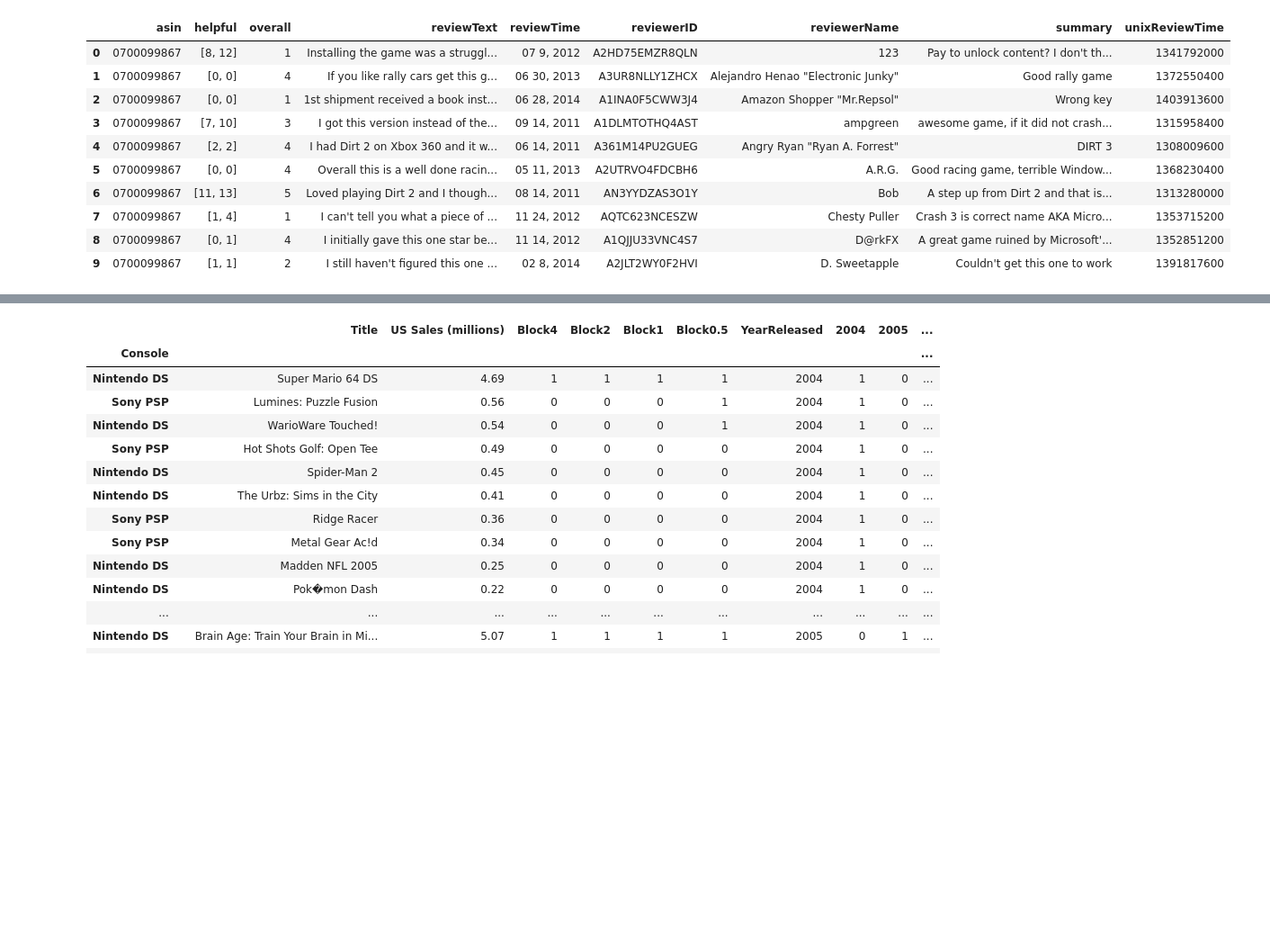
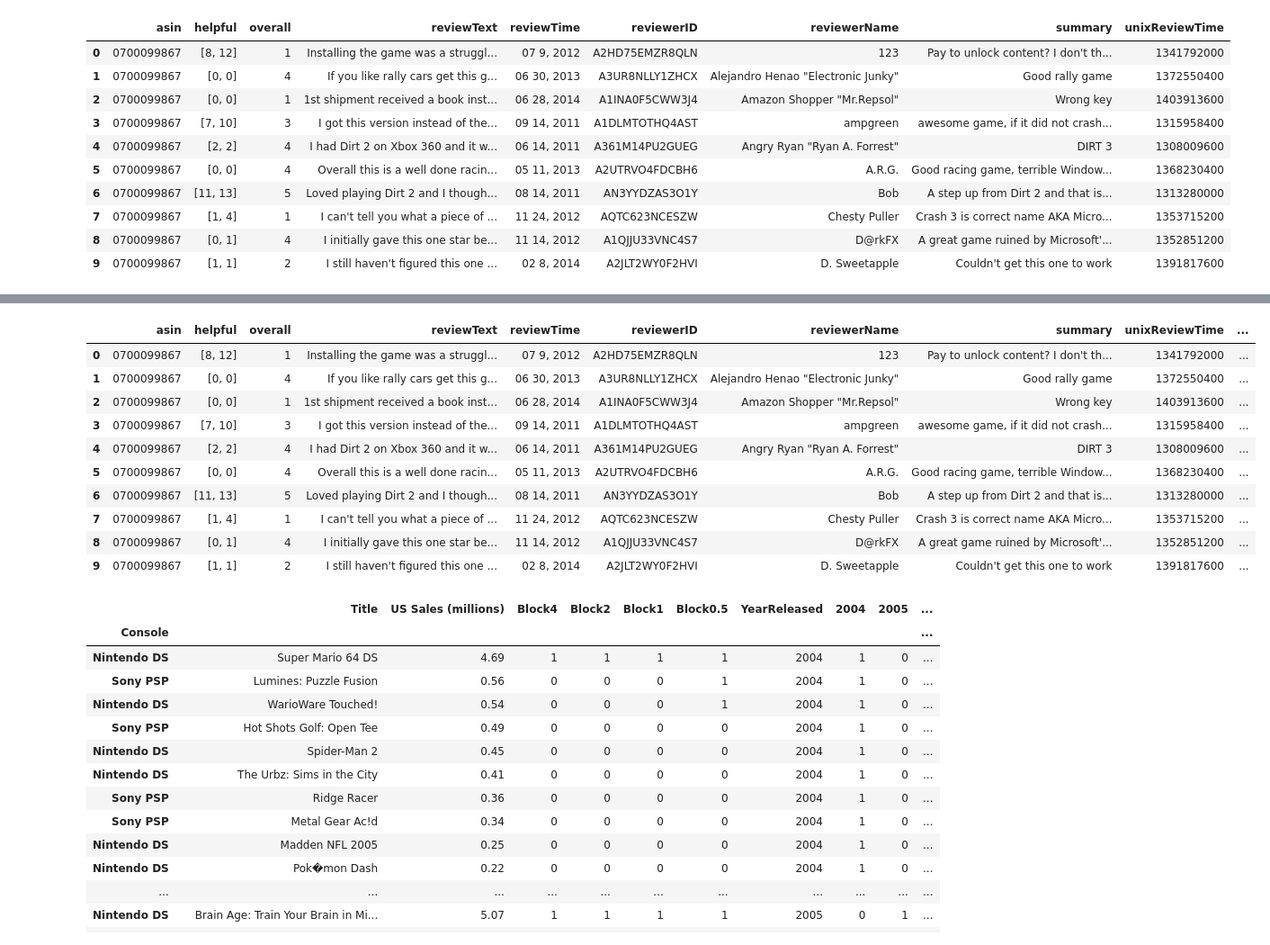
Before and after one commit to SportsReiter12/Data-Science, a Jupyter notebook: Video Game Capstone Project/Data Wrangling/Video Game Capstone Project Data Wrangling.ipynb, the cells around one changed output, grey strips where cells are left out. Shown at 90% size. Drawn from its saved outputs; the diff is of its cells as text; code cells hidden in the pictures; blank space fills up the shorter version.

Commit message:
Video Game Capstone Data Wrangling 12/01/2018
Tokenized words in the reviews.

```diff
--- a/Video Game Capstone Project/Data Wrangling/Video Game Capstone Project Data Wrangling.ipynb
+++ b/Video Game Capstone Project/Data Wrangling/Video Game Capstone Project Data Wrangling.ipynb
@@ -197,3 +198,7 @@ df_2.head(10)
 | 7 | 0700099867 | [1, 4] | 1 | I can't tell you what a piece of ... | 11 24, 2012 | AQTC623NCESZW | Chesty Puller | Crash 3 is correct name AKA Micro... | 1353715200 |
 | 8 | 0700099867 | [0, 1] | 4 | I initially gave this one star be... | 11 14, 2012 | A1QJJU33VNC4S7 | D@rkFX | A great game ruined by Microsoft'... | 1352851200 |
 | 9 | 0700099867 | [1, 1] | 2 | I still haven't figured this one ... | 02 8, 2014 | A2JLT2WY0F2HVI | D. Sweetapple | Couldn't get this one to work | 1391817600 |
+# %%
+# Dropped all missing values
+df_2 = df_2.dropna()
+df_2.info()
@@ -200,3 +220,19 @@ df_2.head(10)
+# %%
+# Creating tokens of words from reviews
+df_2['tokens'] = df_2['reviewText'].apply(word_tokenize)
+df_2.head(10)
+# %% [output]
+|  | asin | helpful | overall | reviewText | reviewTime | reviewerID | reviewerName | summary | unixReviewTime | ... |
+| 0 | 0700099867 | [8, 12] | 1 | Installing the game was a struggl... | 07 9, 2012 | A2HD75EMZR8QLN | 123 | Pay to unlock content? I don't th... | 1341792000 | ... |
+| 1 | 0700099867 | [0, 0] | 4 | If you like rally cars get this g... | 06 30, 2013 | A3UR8NLLY1ZHCX | Alejandro Henao "Electronic Junky" | Good rally game | 1372550400 | ... |
+| 2 | 0700099867 | [0, 0] | 1 | 1st shipment received a book inst... | 06 28, 2014 | A1INA0F5CWW3J4 | Amazon Shopper "Mr.Repsol" | Wrong key | 1403913600 | ... |
+| 3 | 0700099867 | [7, 10] | 3 | I got this version instead of the... | 09 14, 2011 | A1DLMTOTHQ4AST | ampgreen | awesome game, if it did not crash... | 1315958400 | ... |
+| 4 | 0700099867 | [2, 2] | 4 | I had Dirt 2 on Xbox 360 and it w... | 06 14, 2011 | A361M14PU2GUEG | Angry Ryan "Ryan A. Forrest" | DIRT 3 | 1308009600 | ... |
+| 5 | 0700099867 | [0, 0] | 4 | Overall this is a well done racin... | 05 11, 2013 | A2UTRVO4FDCBH6 | A.R.G. | Good racing game, terrible Window... | 1368230400 | ... |
+| 6 | 0700099867 | [11, 13] | 5 | Loved playing Dirt 2 and I though... | 08 14, 2011 | AN3YYDZAS3O1Y | Bob | A step up from Dirt 2 and that is... | 1313280000 | ... |
+| 7 | 0700099867 | [1, 4] | 1 | I can't tell you what a piece of ... | 11 24, 2012 | AQTC623NCESZW | Chesty Puller | Crash 3 is correct name AKA Micro... | 1353715200 | ... |
+| 8 | 0700099867 | [0, 1] | 4 | I initially gave this one star be... | 11 14, 2012 | A1QJJU33VNC4S7 | D@rkFX | A great game ruined by Microsoft'... | 1352851200 | ... |
+| 9 | 0700099867 | [1, 1] | 2 | I still haven't figured this one ... | 02 8, 2014 | A2JLT2WY0F2HVI | D. Sweetapple | Couldn't get this one to work | 1391817600 | ... |
 # %%
 # Uploading third Dataset and inspecting its contents
 df_3 = pd.DataFrame()
```
Also changed, not shown: parts of 3 cells of this notebook.
